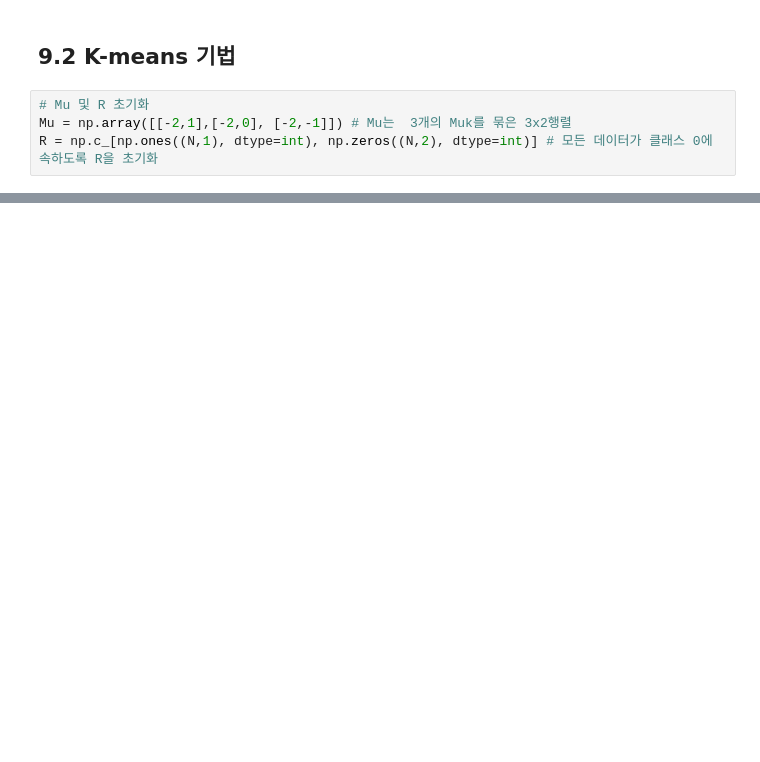
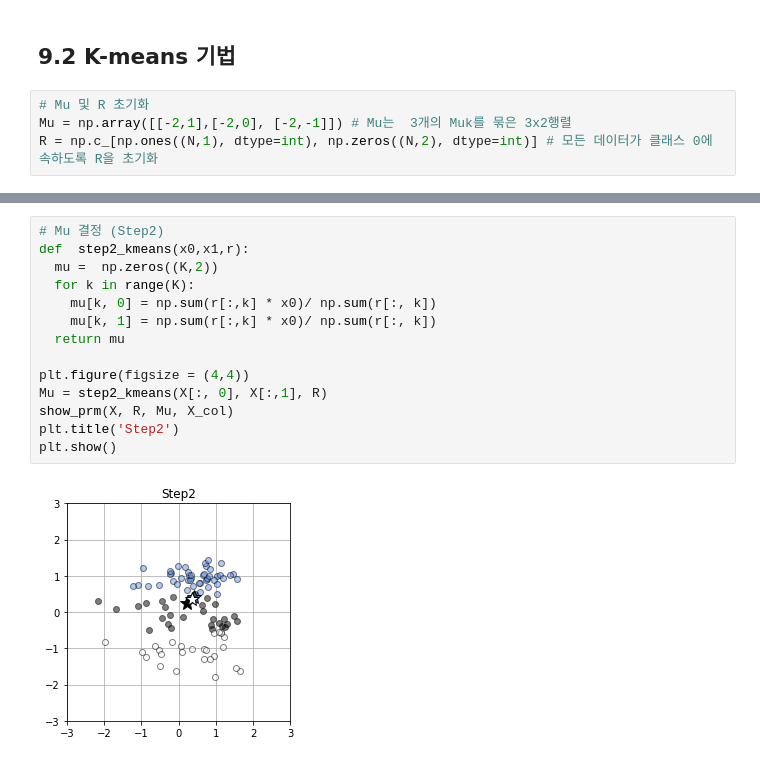
Before and after one commit to josephsh97KIM/MS_study, a Jupyter notebook: CAU_VIlab/week6_1.ipynb, the cells around one changed output, grey strips where cells are left out. Saved outputs shown, nothing was run; the diff lists cells and outputs as text; blank space fills up the shorter version.

```diff
--- a/CAU_VIlab/week6_1.ipynb
+++ b/CAU_VIlab/week6_1.ipynb
@@ -93,0 +94,16 @@ plt.show()
+# %%
+# Mu 결정 (Step2)
+def  step2_kmeans(x0,x1,r):
+  mu =  np.zeros((K,2))
+  for k in range(K):
+    mu[k, 0] = np.sum(r[:,k] * x0)/ np.sum(r[:, k])
+    mu[k, 1] = np.sum(r[:,k] * x0)/ np.sum(r[:, k])
+  return mu
+
+plt.figure(figsize = (4,4))
+Mu = step2_kmeans(X[:, 0], X[:,1], R)
+show_prm(X, R, Mu, X_col)
+plt.title('Step2')
+plt.show()
+# %% [output]
+[figure, added]
```
Also changed, not shown: parts of 6 cells of this notebook.
